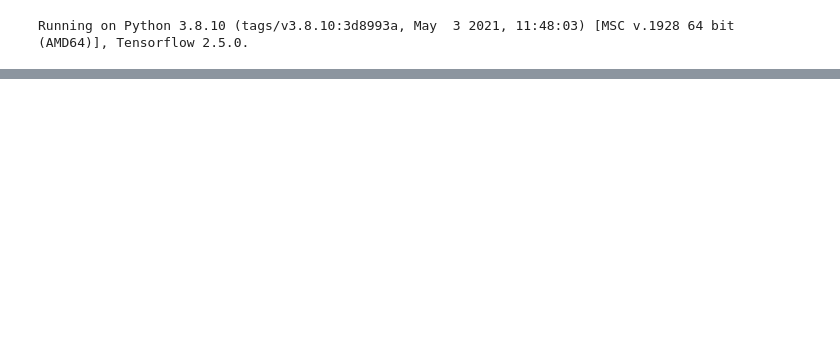
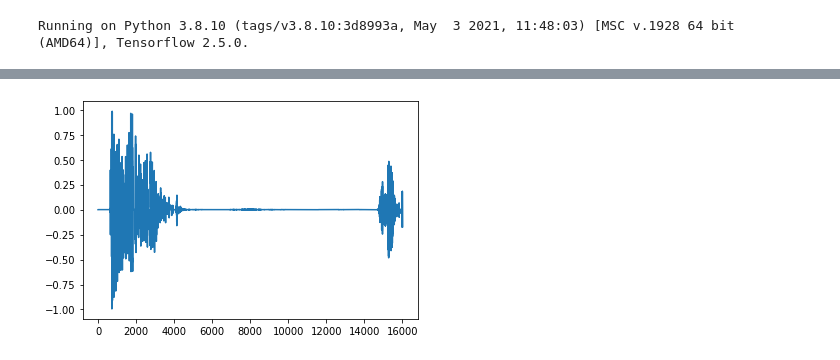
Before and after one commit to aliencaocao/TIL-2021, a Jupyter notebook: SC1 V2.ipynb, the cells around one changed output, grey strips where cells are left out. Cells and saved outputs as stored; diff of their text form; code cells hidden in the pictures; blank space fills up the shorter version.

```diff
--- a/SC1 V2.ipynb
+++ b/SC1 V2.ipynb
@@ -19,12 +21,12 @@ print(f'Running on Python {sys.version}, Tensorflow {tf.__version__}.')
 # %% [output]
 Running on Python 3.8.10 (tags/v3.8.10:3d8993a, May  3 2021, 11:48:03) [MSC v.1928 64 bit (AMD64)], Tensorflow 2.5.0.
 # %%
-
 # Data loading
 seed = 69
 AUTOTUNE = tf.data.AUTOTUNE
 tf.random.set_seed(seed)
 np.random.seed(seed)
+sample_rate = 16000
 
 data_dir = pathlib.Path('s1_release')
 labels = np.array(tf.io.gfile.listdir(str(data_dir)))
@@ -38,7 +40,6 @@ print('Number of total examples:', num_samples)
 print('Number of examples per label:', len(tf.io.gfile.listdir(str(data_dir/labels[0]))))
 print('Example file tensor:', filenames[0])
 
-filenames = [file.decode('utf-8') for file in filenames.numpy()]
 train_files = filenames[:round(num_samples*0.8)]  # first 80%
 val_files = filenames[round(num_samples*0.8):]  # last 20%
 
@@ -98,0 +62,90 @@ tf.Tensor([0.1926763  0.19153202 0.19095981 ... 0.18733609 0.18495214 0.1864779
+# %%
+# Preprocessing
+# Read file into AudioIOTensor, need to specify dtype as running it inside a tf.data function without eager execution
+audio = tfio.audio.AudioIOTensor('s1_release/eight/train_eight_3153.wav', dtype=tf.int16)
+audio_tensor = tf.cast(tf.squeeze(audio.to_tensor()), tf.float32) / 32768.0
+print(audio)
+print(audio_tensor)
+display.display(display.Audio(audio_tensor, rate=sample_rate))
+
+plt.figure()
+plt.plot(audio_tensor.numpy())
+
+# Trim noise (TODO: try with different gate, default 0.1)
+position = tfio.audio.trim(audio_tensor, axis=0, epsilon=0.2)  # epsilon = noise gate (how loud between 0 to 1)
+print(position)
+start = position[0]
+stop = position[1]
+print(start, stop)
+trimmed_audio_tensor = audio_tensor[start:stop]
+display.display(display.Audio(trimmed_audio_tensor, rate=sample_rate))
+plt.figure()
+plt.plot(trimmed_audio_tensor.numpy())
+
+# Fade in fade out (TODO: to try)
+faded_audio_tensor = tfio.audio.fade(trimmed_audio_tensor, fade_in=1000, fade_out=1000, mode="logarithmic")
+display.display(display.Audio(faded_audio_tensor, rate=sample_rate))
+plt.figure()
+plt.plot(faded_audio_tensor.numpy())
+
+# zero pad to 16000
+zero_padding = tf.zeros([sample_rate] - tf.shape(faded_audio_tensor), dtype=tf.float32)
+faded_audio_tensor = tf.cast(faded_audio_tensor, tf.float32)
+padded_audio_tensor = tf.concat([faded_audio_tensor, zero_padding], 0)
+display.display(display.Audio(padded_audio_tensor, rate=sample_rate))
+plt.figure()
+plt.plot(padded_audio_tensor.numpy())
+
+# Convert to spectrogram and merge into 3 channels
+# first line is from paper, 2nd is halved
+# stft_params = [{'nfft': 1024, 'window': 800, 'stride': 320}, {'nfft': 2048, 'window': 1600, 'stride': 800}, {'nfft': 4096, 'window': 3200, 'stride': 1600}]  # stride = hop size
+stft_params = [{'nfft': 512, 'window': 400, 'stride': 160}, {'nfft': 1024, 'window': 800, 'stride': 400}, {'nfft': 2048, 'window': 1600, 'stride': 800}]  # stride = hop size
+spectrogram = tfio.audio.spectrogram(padded_audio_tensor, nfft=stft_params[0]['nfft'], window=stft_params[0]['window'], stride=stft_params[0]['stride'])
+spectrogram_1 = tfio.audio.spectrogram(padded_audio_tensor, nfft=stft_params[0]['nfft'], window=stft_params[0]['window'], stride=stft_params[0]['stride'])
+spectrogram_2 = tfio.audio.spectrogram(padded_audio_tensor, nfft=stft_params[1]['nfft'], window=stft_params[1]['window'], stride=stft_params[1]['stride'])
+spectrogram_3 = tfio.audio.spectrogram(padded_audio_tensor, nfft=stft_params[2]['nfft'], window=stft_params[2]['window'], stride=stft_params[2]['stride'])
+print(f'spectrogram shape: {spectrogram.shape}')
+plt.figure()
+plt.imshow(spectrogram.numpy())
+
+# Convert to mel-spectrogram
+mel_spectrogram = tfio.audio.melscale(spectrogram, rate=sample_rate, mels=250, fmin=20, fmax=8000)
+plt.figure()
+plt.imshow(mel_spectrogram.numpy())
+
+# Convert to db scale mel-spectrogram (TODO: to try)
+dbscale_mel_spectrogram = tfio.audio.dbscale(mel_spectrogram, top_db=80)
+plt.figure()
+plt.imshow(dbscale_mel_spectrogram.numpy())
+
+# Convert to log-mel spectrogram
+log_mel_spectrogram = tf.math.log(mel_spectrogram + 1e-6)
+print(f'log spectrogram shape: {log_mel_spectrogram.shape}')
+plt.figure()
+plt.imshow(log_mel_spectrogram.numpy())
+
+# Freq masking
+freq_mask = tfio.audio.freq_mask(dbscale_mel_spectrogram, param=10)
+plt.figure()
+plt.imshow(freq_mask.numpy())
+
+# Time masking
+time_mask = tfio.audio.time_mask(freq_mask, param=6)
+plt.figure()
+plt.imshow(time_mask.numpy())
+
+# MFCC
+mfccs = tf.signal.mfccs_from_log_mel_spectrograms(time_mask)
+print(f'MFCC Shape: {mfccs.shape}')
+print(mfccs)
+
+print(spectrogram_1)
+spectrogram_1 = tf.expand_dims(spectrogram_1, -1)
+spectrogram_1 = tf.image.resize_with_pad(spectrogram_1, 224, 224, method=ResizeMethod.LANCZOS5)
+spectrogram_2 = tf.expand_dims(spectrogram_2, -1)
+spectrogram_2 = tf.image.resize_with_pad(spectrogram_2, 224, 224, method=ResizeMethod.LANCZOS5)
+spectrogram_3 = tf.expand_dims(spectrogram_3, -1)
+spectrogram_3 = tf.image.resize_with_pad(spectrogram_3, 224, 224, method=ResizeMethod.LANCZOS5)
+log_mel_spectrogram = tf.squeeze(tf.stack([spectrogram_1, spectrogram_2, spectrogram_3], axis=-1))
+print(log_mel_spectrogram)
+# %% [output]
@@ -98,0 +179 @@ tf.Tensor([0.1926763  0.19153202 0.19095981 ... 0.18733609 0.18495214 0.1864779
+[figure, added]
```
Also changed, not shown: parts of 10 cells of this notebook, 8 other files.
